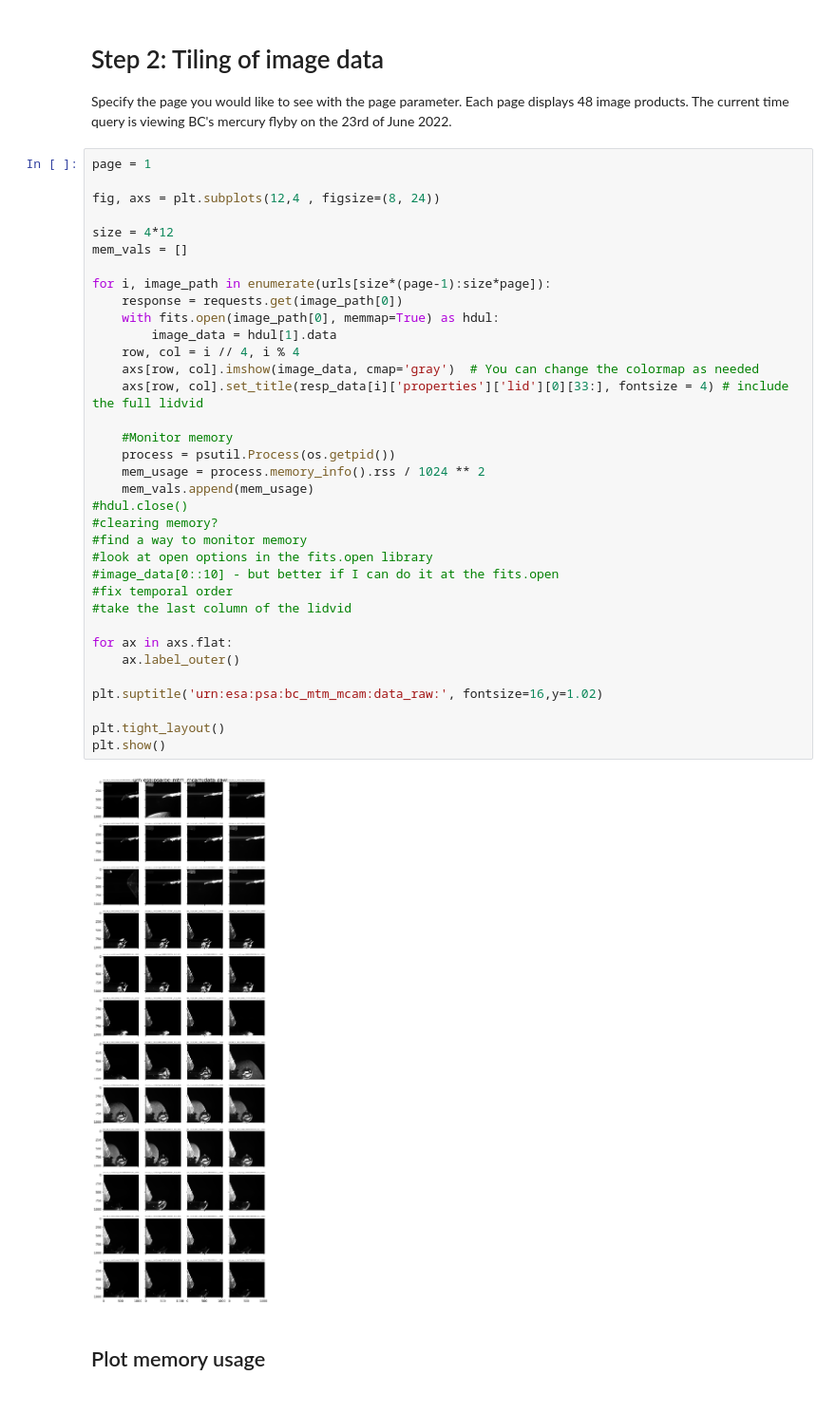
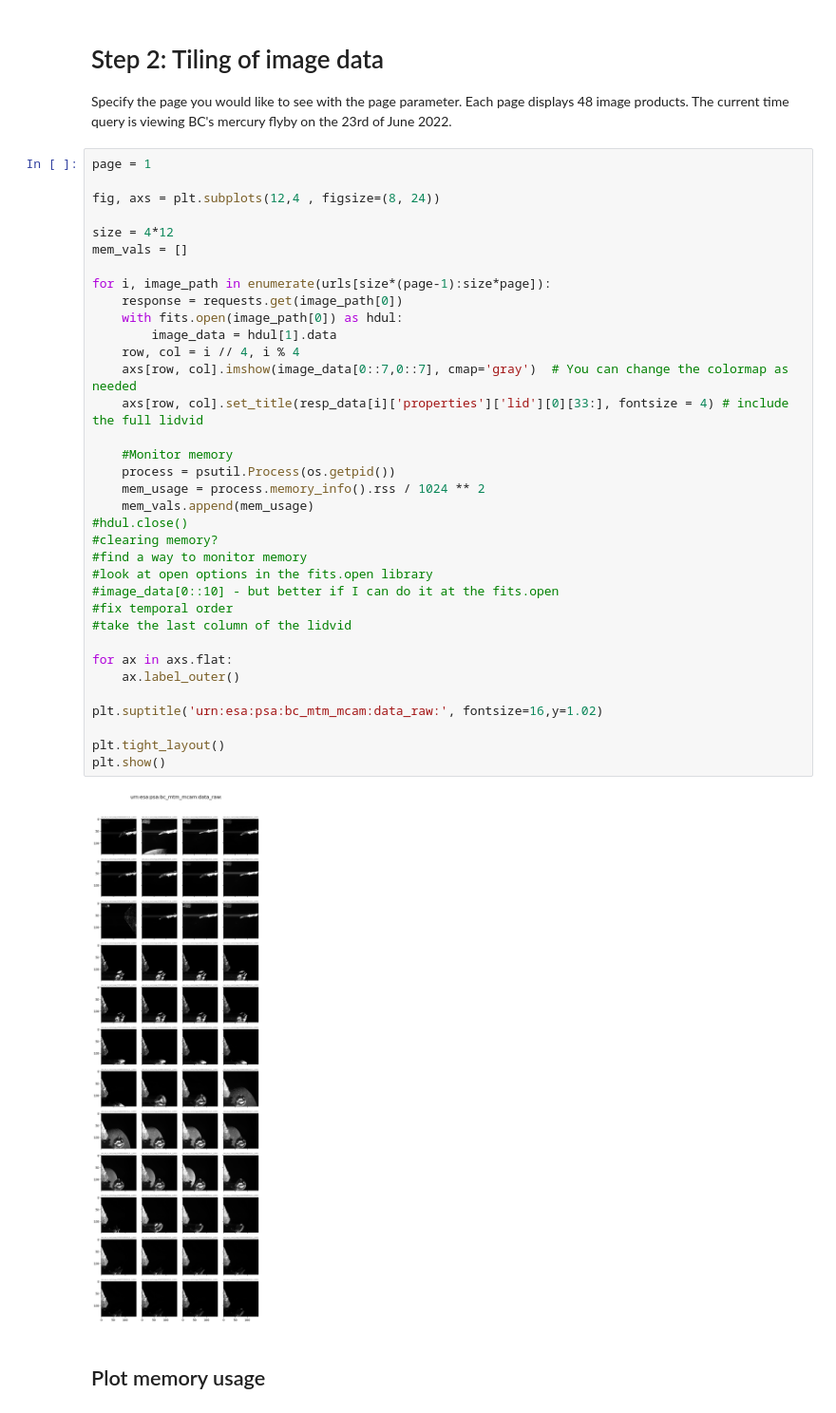
Before and after one commit to NASA-PDS/search-api-notebook, a Jupyter notebook: notebooks/geo/BepiColombo_FlybyVisualization.ipynb, the cells around one changed output. Shown at 95% size. Saved outputs shown, nothing was run; the diff lists cells and outputs as text.

```diff
--- a/notebooks/geo/BepiColombo_FlybyVisualization.ipynb
+++ b/notebooks/geo/BepiColombo_FlybyVisualization.ipynb
@@ -44,36 +42,36 @@ fig, axs = plt.subplots(12,4 , figsize=(8, 24))
 
 size = 4*12
 mem_vals = []
 
 for i, image_path in enumerate(urls[size*(page-1):size*page]):
     response = requests.get(image_path[0])
-    with fits.open(image_path[0], memmap=True) as hdul:
+    with fits.open(image_path[0]) as hdul:
         image_data = hdul[1].data
     row, col = i // 4, i % 4
-    axs[row, col].imshow(image_data, cmap='gray')  # You can change the colormap as needed
+    axs[row, col].imshow(image_data[0::7,0::7], cmap='gray')  # You can change the colormap as needed
     axs[row, col].set_title(resp_data[i]['properties']['lid'][0][33:], fontsize = 4) # include the full lidvid
 
     #Monitor memory
     process = psutil.Process(os.getpid())
     mem_usage = process.memory_info().rss / 1024 ** 2
     mem_vals.append(mem_usage)
 #hdul.close()
 #clearing memory?
 #find a way to monitor memory
 #look at open options in the fits.open library
 #image_data[0::10] - but better if I can do it at the fits.open
 #fix temporal order
 #take the last column of the lidvid
 
 for ax in axs.flat:
     ax.label_outer()
 
 plt.suptitle('urn:esa:psa:bc_mtm_mcam:data_raw:', fontsize=16,y=1.02)
 
 plt.tight_layout()
 plt.show()
 # %% [output]
-[figure, old version]
+[figure, new version]
 # %% [markdown]
 ## Plot memory usage
 # %%
```
Also changed, not shown: parts of 2 cells of this notebook.
